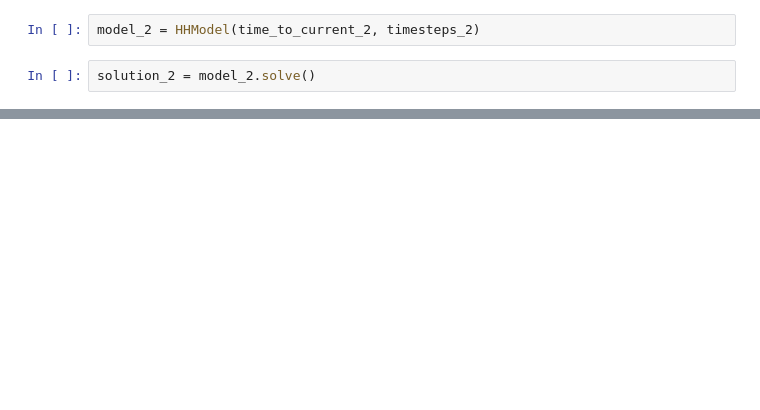
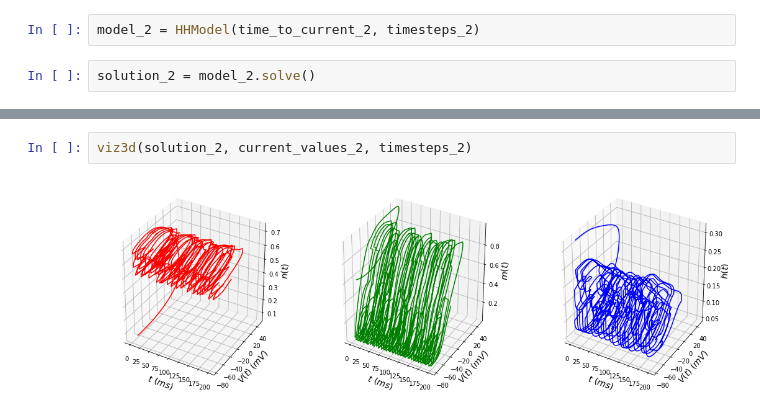
Before and after one commit to georgepsh/ComputationalNeuroscience, a Jupyter notebook: Hodgkin_Huxley_Model_.ipynb, the cells around one changed output, grey strips where cells are left out. Saved outputs shown, nothing was run; the diff lists cells and outputs as text; blank space fills up the shorter version.

```diff
--- a/Hodgkin_Huxley_Model_.ipynb
+++ b/Hodgkin_Huxley_Model_.ipynb
@@ -262,0 +255,4 @@ viz(solution_2, current_values_2, timesteps_2)
+# %%
+viz3d(solution_2, current_values_2, timesteps_2)
+# %% [output]
+[figure, added]
```
Also changed, not shown: parts of 10 cells of this notebook.
